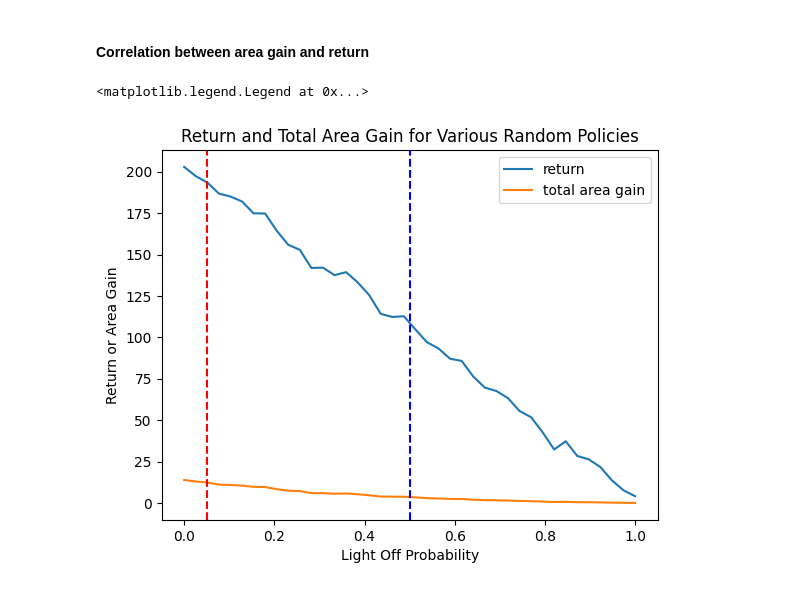
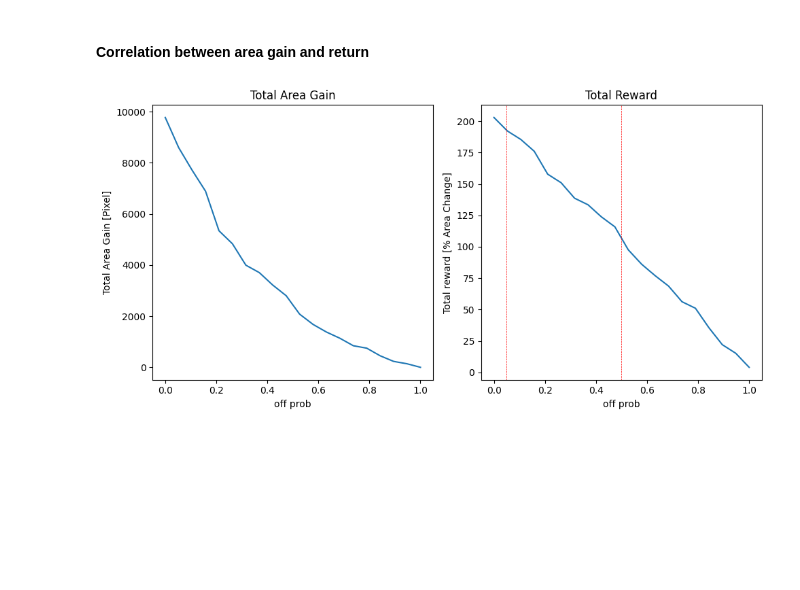
Before and after one commit to steventango/plant-rl, a Jupyter notebook: analysis/test_plant_simulator.ipynb, the cells around one changed output. Cells and saved outputs as stored; diff of their text form; code cells hidden in the pictures; blank space fills up the shorter version.

```diff
--- a/analysis/test_plant_simulator.ipynb
+++ b/analysis/test_plant_simulator.ipynb
@@ -3,7 +3,7 @@ from environments.PlantSimulator import PlantSimulator
 import numpy as np
 import matplotlib.pyplot as plt
 # %%
-env = PlantSimulator(actions=[0, 1], action_effects=[1.0, 0.0])
+env = PlantSimulator(plant_id=[1], actions=[0, 1], action_effects=[1.0, 0.0])
 # %% [markdown]
 #### Test random lighting policies
 # %%
@@ -43,27 +50,32 @@ plt.legend()
 #### Correlation between area gain and return
 # %%
 # See if return and total gain in area are positively correlated
-num_sample = 40
+num_sample = 20
 episodic_return = []
 area_gain = []
+fig, ax = plt.subplots(1, 2, figsize=(10,5))
 for prob in np.linspace(0, 1, num_sample):
     env.start()
     R = []; A = []
     for _ in range(env.terminal_step):
         reward, next_state, done, info = env.step(np.random.choice([0, 1], p = [prob, 1-prob]))
-        A.append(env.actual_area(env.time)/env.observation[0])
+        A.append(env.actual_area(env.time))
         R.append(reward)
     episodic_return.append(np.sum(R))
     area_gain.append(A[-1]-A[0])
 
-plt.plot(np.linspace(0, 1, num_sample), episodic_return, label=f'return')
-plt.plot(np.linspace(0, 1, num_sample), area_gain, label=f'total area gain')
-plt.axvline(x = 0.1/2, color='red', linestyle='--')
-plt.axvline(x = 0.5, color='blue', linestyle='--')
-plt.title(f'Return and Total Area Gain for Various Random Policies')
-plt.xlabel('Light Off Probability')
-plt.ylabel('Return or Area Gain')
-plt.legend()
+ax[0].plot(np.linspace(0, 1, num_sample), area_gain)
+ax[0].set_title('Total Area Gain')
+ax[0].set_xlabel('off prob')
+ax[0].set_ylabel('Total Area Gain [Pixel]')
+
+ax[1].plot(np.linspace(0, 1, num_sample), episodic_return)
+ax[1].axvline(x = 0.1/2, color='r', linestyle='--', linewidth=0.5)
+ax[1].axvline(x = 0.5, color='r', linestyle='--', linewidth=0.5)
+ax[1].set_title('Total Reward')
+ax[1].set_xlabel('off prob')
+ax[1].set_ylabel('Total reward [% Area Change]')
+
+fig.tight_layout()
 # %% [output]
-<matplotlib.legend.Legend at 0x...>
-[figure, old version]
+[figure, new version]
```
Also changed, not shown: parts of 2 cells of this notebook, 4 other files.
